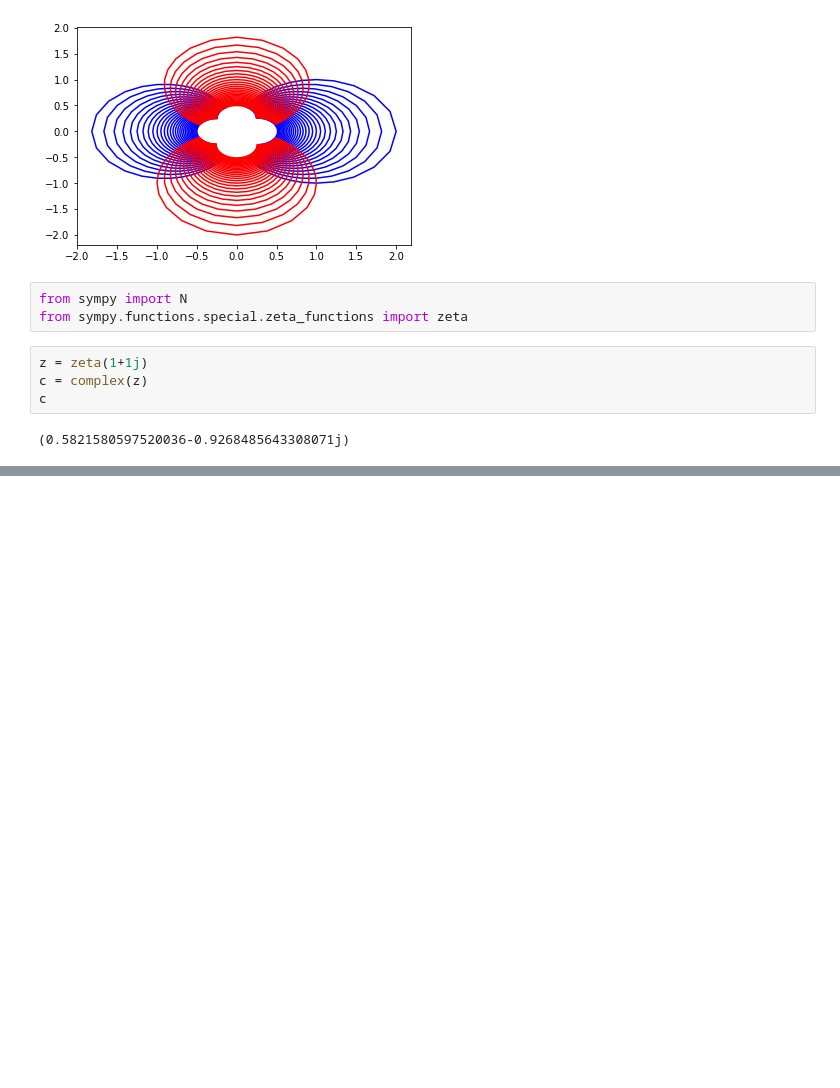
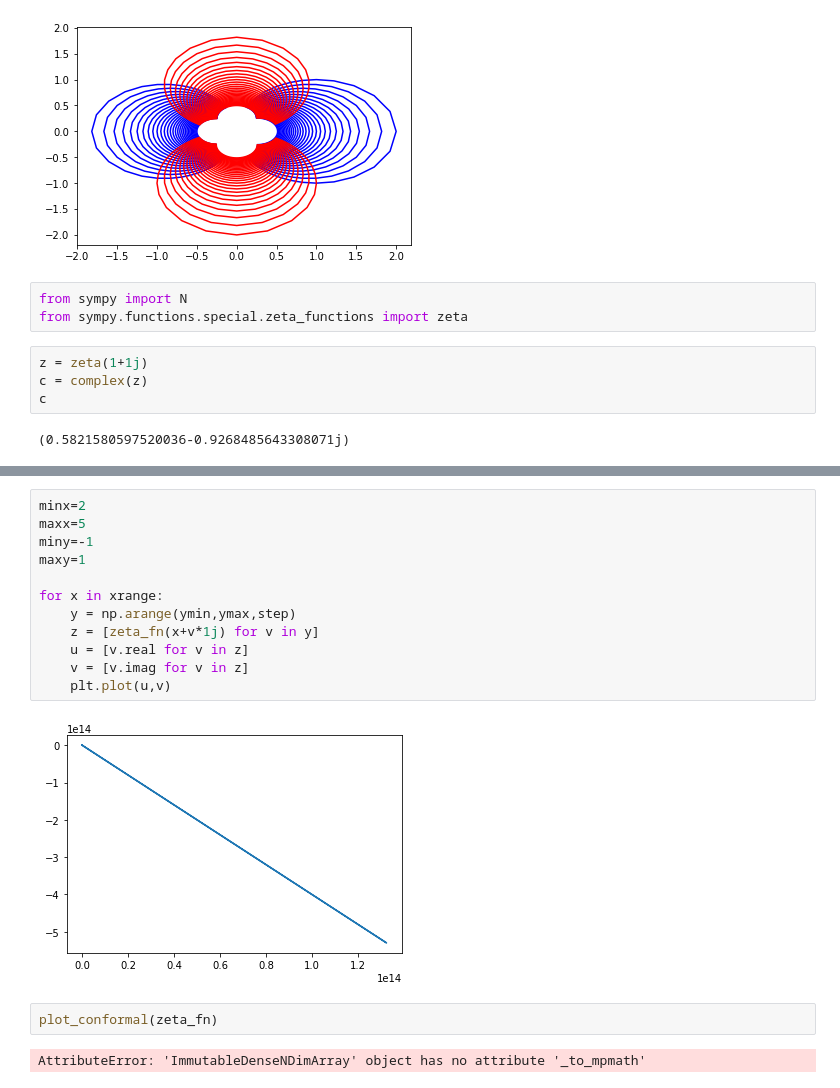
Before and after one commit to algorythmist/computational-physics, a Jupyter notebook: conformal.ipynb, the cells around one changed output, grey strips where cells are left out. Drawn from its saved outputs; the diff is of its cells as text; blank space fills up the shorter version.

```diff
--- a/conformal.ipynb
+++ b/conformal.ipynb
@@ -143,0 +154,18 @@ AttributeError: 'ImmutableDenseNDimArray' object has no attribute '_to_mpmath'
+# %%
+minx=2
+maxx=5
+miny=-1
+maxy=1
+
+for x in xrange:
+    y = np.arange(ymin,ymax,step)
+    z = [zeta_fn(x+v*1j) for v in y]
+    u = [v.real for v in z]
+    v = [v.imag for v in z]
+    plt.plot(u,v)
+# %% [output]
+[figure, added]
+# %%
+plot_conformal(zeta_fn)
+# %% [output]
+AttributeError: 'ImmutableDenseNDimArray' object has no attribute '_to_mpmath'
```
Also changed, not shown: parts of 1 cell of this notebook, 6 other files.
